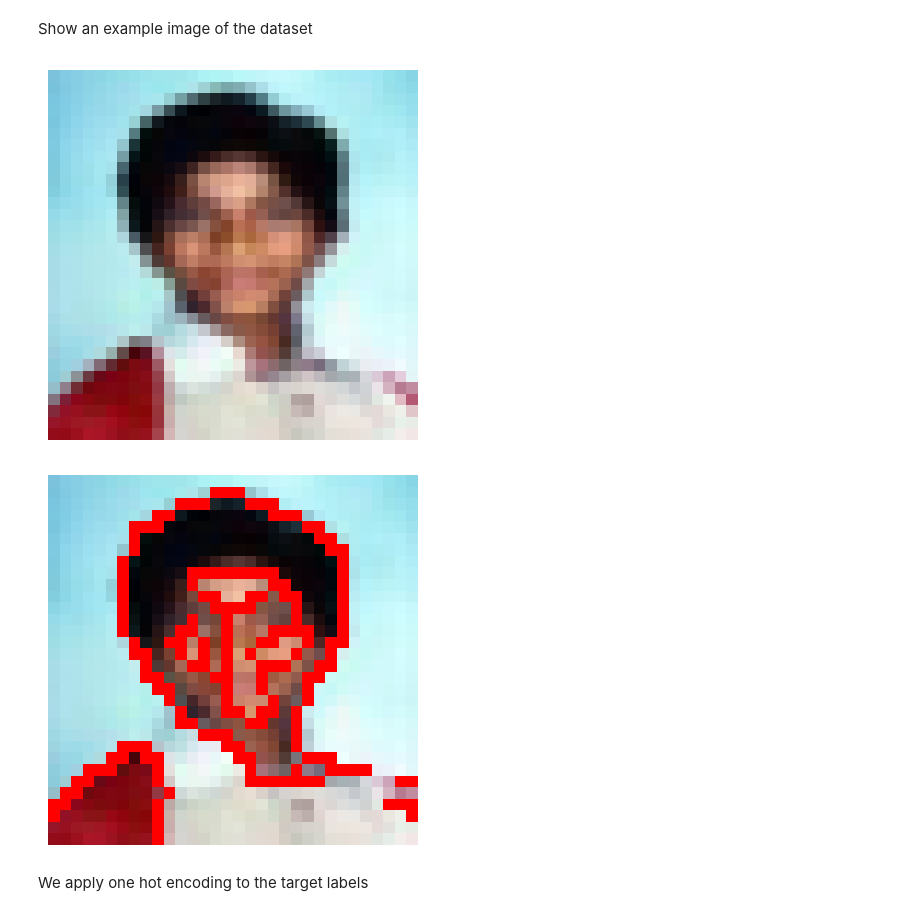
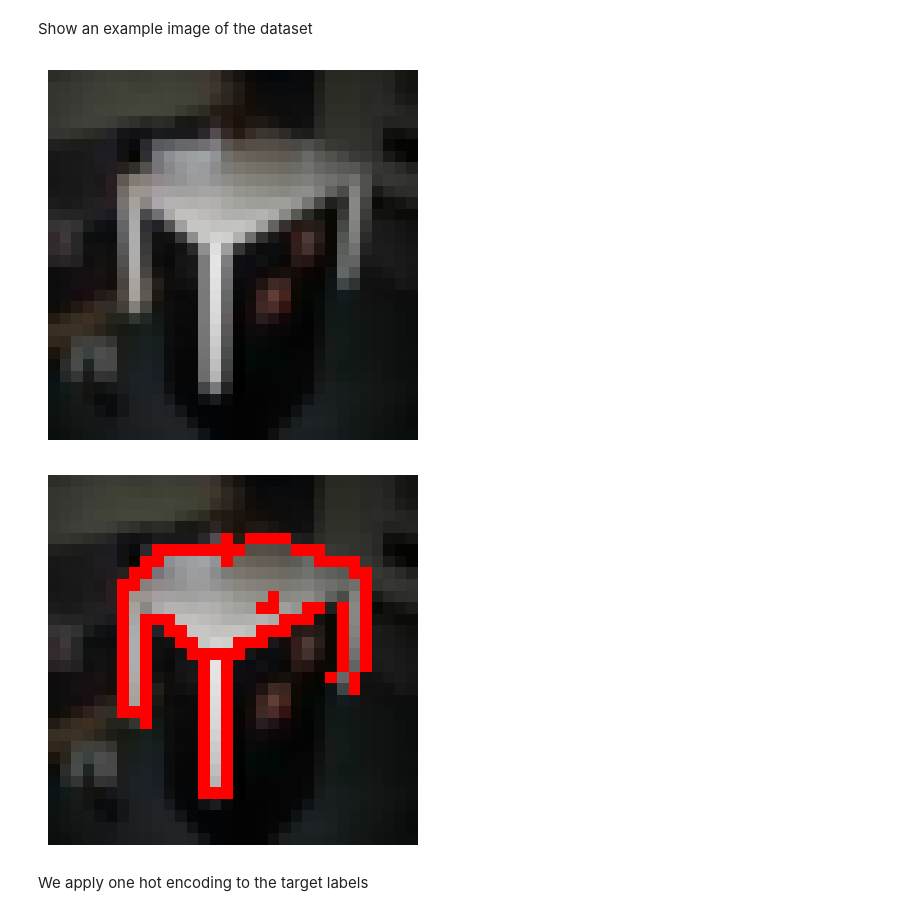
Before and after one commit to rubitopato/DL, a Jupyter notebook: main2.ipynb, the cells around one changed output. Cells and saved outputs as stored; diff of their text form; code cells hidden in the pictures.

```diff
--- a/main2.ipynb
+++ b/main2.ipynb
@@ -32,18 +32,21 @@ def show_image(image):
 # %%
 import copy
 import cv2
+import numpy as np
 
 def canny_edge_dataset(dataset):
     canny_dataset = []
     for img_pre in dataset:
+        try:
+            img = copy.deepcopy(img_pre)
+            gray = cv2.cvtColor(img, cv2.COLOR_BGR2GRAY)
+            edges = cv2.Canny(gray, 150, 300)
+            img[edges == 255] = (255, 0, 0)
+            canny_dataset.append(img)
+        except:
+            print("Couldn't process image")
 
-        img = copy.deepcopy(img_pre)
-        gray = cv2.cvtColor(img, cv2.COLOR_BGR2GRAY)
-        edges = cv2.Canny(gray, 150, 300)
-        img[edges == 255] = (255, 0, 0)
-        canny_dataset.append(img)
-
-    return canny_dataset
+    return np.array(canny_dataset)
 # %% [markdown]
 ## Preprocessing
 # %% [markdown]
@@ -56,30 +59,19 @@ assert X_train.shape == (50000, 32, 32, 3)
 assert X_test.shape == (10000, 32, 32, 3)
 assert y_train.shape == (50000, 1)
 assert y_test.shape == (10000, 1)
+# %%
+X_train_canny_edge = canny_edge_dataset(X_train)
+X_test_canny_edge = canny_edge_dataset(X_test)
 # %% [markdown]
 Show an example image of the dataset
-# %%
-show_image(X_train[3])
-# %% [output]
-[figure, removed]
-# %%
-import cv2
-import numpy as np
-
-# Load the image
-img = copy.deepcopy(X_train[3])
-
-# Convert to grayscale
-gray = cv2.cvtColor(img, cv2.COLOR_BGR2GRAY)
-
-# Detect edges using Canny method
-edges = cv2.Canny(gray, 150, 300)
-
-# Display the image with edges
-img[edges == 255] = (255, 0, 0)
-show_image(img)
-# %% [output]
-[figure, removed]
+# %%
+img_number = 25
+
+show_image(X_train[img_number])
+show_image(X_train_canny_edge[img_number])
+# %% [output]
+[figure, added]
+[figure, added]
 # %%
 y_train = y_train.flatten()
 y_test = y_test.flatten()
```
Also changed, not shown: parts of 5 cells of this notebook.
